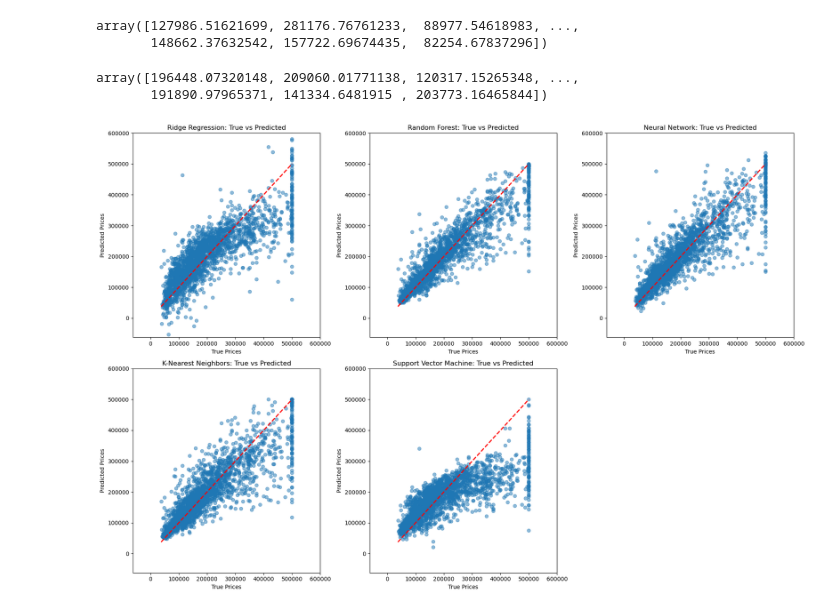
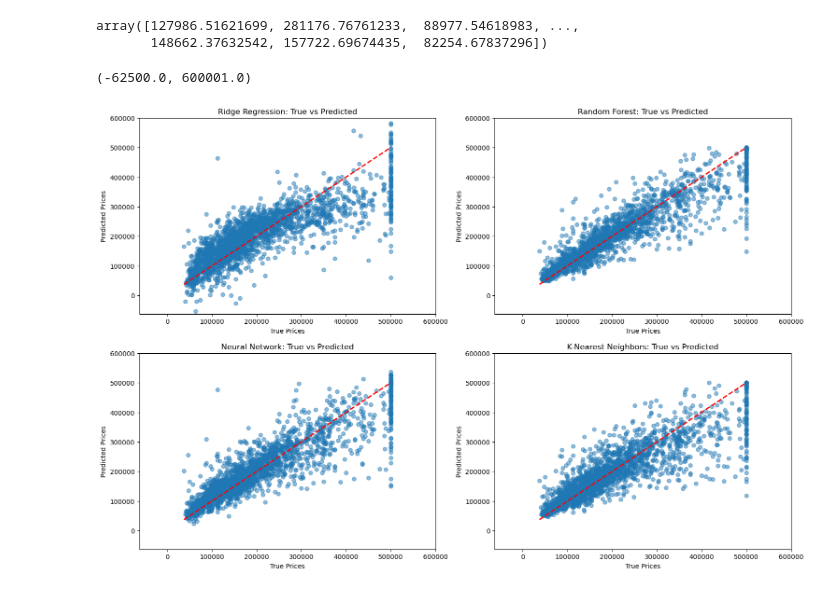
Before and after one commit to DungPham-Comet/ML_20231, a Jupyter notebook: DM_ML_Final.ipynb, the cells around one changed output. Cells and saved outputs as stored; diff of their text form; code cells hidden in the pictures.

```diff
--- a/DM_ML_Final.ipynb
+++ b/DM_ML_Final.ipynb
@@ -500,8 +535,7 @@ best_forest.score(X_validate_scaler, y_validate)
 # %% [markdown]
 ## Neural network
 # %%
-nn = MLPRegressor(hidden_layer_sizes=(50, 50), activation='relu',
-                  max_iter=5000, learning_rate_init=0.001, random_state=42)
+nn = MLPRegressor(hidden_layer_sizes=(50, 50), activation='relu',max_iter=10000, random_state=42)
 
 nn.fit(X_train_scaler, y_train)
 # %% [output]
@@ -512,0 +553,8 @@ nn.score(X_validate_scaler, y_validate)
+# %%
+param_grid = {
+    "activation" : ['relu', 'identity', 'tanh', 'logistic']
+}
+
+grid_search = GridSearchCV(nn, param_grid, cv = 3, scoring = "neg_mean_squared_error", return_train_score = True)
+
+grid_search.fit(X_train_scaler, y_train)
@@ -532,9 +611,9 @@ knn.score(X_validate_scaler, y_validate)
 # %%
 param_grid = {
-    'n_neighbors': [4, 5, 6, 7, 8, 9, 10, 11, 12, 13, 14, 15, 16]
+    'n_neighbors': [8, 39, 40, 41, 50, 51, 52, 70, 71, 72, 100, 101, 102, 200, 300, 400, 500]
 }
 # %%
-grid_search = GridSearchCV(knn, param_grid, cv=5, scoring='neg_mean_absolute_error')
+grid_search = GridSearchCV(knn, param_grid, cv=5, scoring='neg_root_mean_squared_error')
 grid_search.fit(X_train_scaler, y_train)
 # %% [output]
 GridSearchCV(cv=5,
@@ -682,60 +723,44 @@ best_knn.predict(X_test_scaler)
 # %% [output]
 array([127986.51621699, 281176.76761233,  88977.54618983, ...,
        148662.37632542, 157722.69674435,  82254.67837296])
-# %%
-svr_best.predict(X_test_scaler)
-# %% [output]
-array([196448.07320148, 209060.01771138, 120317.15265348, ...,
-       191890.97965371, 141334.6481915 , 203773.16465844])
 # %%
 plt.figure(figsize=(18, 12))
 
-plt.subplot(2, 3, 1)
-plt.scatter(y_test, ridge_predictions, alpha=0.5)
+plt.subplot(2, 2, 1)
+plt.scatter(y_test, best_ridge.predict(X_test_scaler), alpha=0.5)
 plt.plot([min(y_test), max(y_test)], [min(y_test), max(y_test)], '--', color='red', linewidth=2)
 plt.title('Ridge Regression: True vs Predicted')
 plt.xlabel('True Prices')
 plt.ylabel('Predicted Prices')
 plt.xlim([min(y_test) - 100000, max(y_test) + 100000])
 plt.ylim([min(y_test) - 100000, max(y_test) + 100000])
 
-plt.subplot(2, 3, 2)
-plt.scatter(y_test, forest_predictions, alpha=0.5)
+plt.subplot(2, 2, 2)
+plt.scatter(y_test, best_forest.predict(X_test_scaler), alpha=0.5)
 plt.plot([min(y_test), max(y_test)], [min(y_test), max(y_test)], '--', color='red', linewidth=2)
 plt.title('Random Forest: True vs Predicted')
 plt.xlabel('True Prices')
 plt.ylabel('Predicted Prices')
 plt.xlim([min(y_test) - 100000, max(y_test) + 100000])
 plt.ylim([min(y_test) - 100000, max(y_test) + 100000])
 
-plt.subplot(2, 3, 3)
-plt.scatter(y_test, nn_predictions, alpha=0.5)
+plt.subplot(2, 2, 3)
+plt.scatter(y_test, nn.predict(X_test_scaler), alpha=0.5)
 plt.plot([min(y_test), max(y_test)], [min(y_test), max(y_test)], '--', color='red', linewidth=2)
 plt.title('Neural Network: True vs Predicted')
 plt.xlabel('True Prices')
 plt.ylabel('Predicted Prices')
 plt.xlim([min(y_test) - 100000, max(y_test) + 100000])
 plt.ylim([min(y_test) - 100000, max(y_test) + 100000])
 
-plt.subplot(2, 3, 4)
-plt.scatter(y_test, knn_predictions, alpha=0.5)
+plt.subplot(2, 2, 4)
+plt.scatter(y_test,best_knn.predict(X_test_scaler), alpha=0.5)
 plt.plot([min(y_test), max(y_test)], [min(y_test), max(y_test)], '--', color='red', linewidth=2)
 plt.title('K-Nearest Neighbors: True vs Predicted')
 plt.xlabel('True Prices')
 plt.ylabel('Predicted Prices')
 plt.xlim([min(y_test) - 100000, max(y_test) + 100000])
 plt.ylim([min(y_test) - 100000, max(y_test) + 100000])
-
-plt.subplot(2, 3, 5)
-plt.scatter(y_test, svm_predictions, alpha=0.5)
-plt.plot([min(y_test), max(y_test)], [min(y_test), max(y_test)], '--', color='red', linewidth=2)
-plt.title('Support Vector Machine: True vs Predicted')
-plt.xlabel('True Prices')
-plt.ylabel('Predicted Prices')
-plt.xlim([min(y_test) - 100000, max(y_test) + 100000])
-plt.ylim([min(y_test) - 100000, max(y_test) + 100000])
-
-plt.tight_layout()
-plt.show()
 # %% [output]
+(-62500.0, 600001.0)
-[figure, old version]
+[figure, new version]
```
Also changed, not shown: parts of 55 cells of this notebook, 2 other files.
